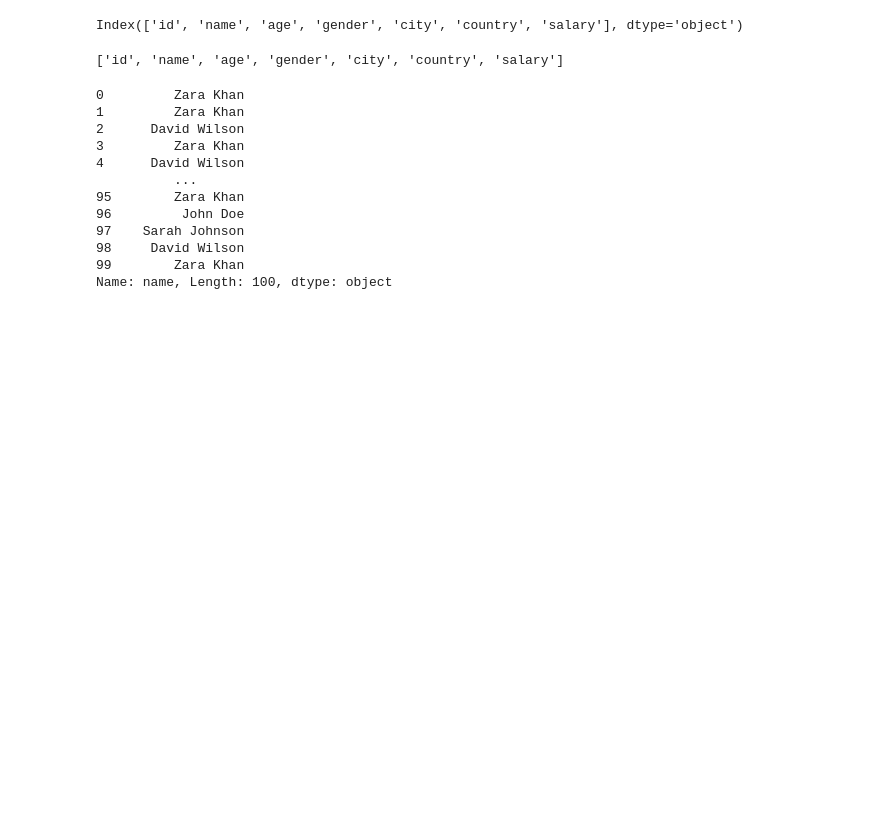
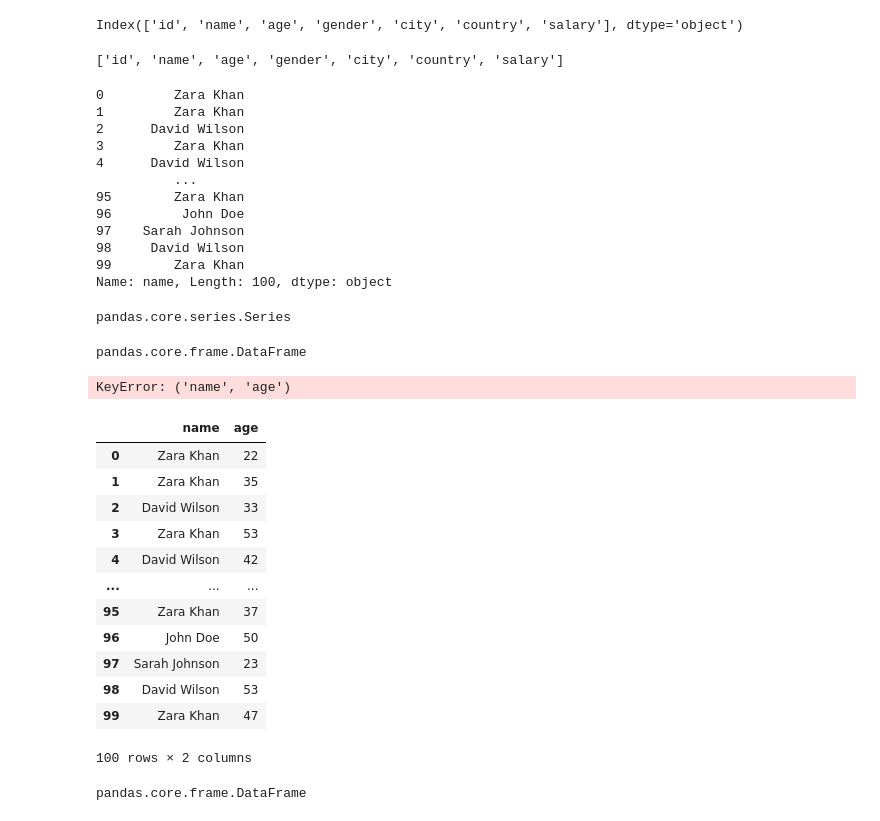
Before and after one commit to MANI-WEBDEVE/Learn_AI, a Jupyter notebook: pandas/basic_pandas/main.ipynb, the cells around one changed output. Saved outputs shown, nothing was run; the diff lists cells and outputs as text; code cells hidden in the pictures; blank space fills up the shorter version.

Commit message:
Add new Jupyter notebook and CSV files for advanced and basic pandas examples

```diff
--- a/pandas/basic_pandas/main.ipynb
+++ b/pandas/basic_pandas/main.ipynb
@@ -81,3 +81,35 @@ df["name"]
 98     David Wilson
 99        Zara Khan
 Name: name, Length: 100, dtype: object
+# %%
+type(df['name'])
+# %% [output]
+pandas.core.series.Series
+# %%
+type(df)
+# %% [output]
+pandas.core.frame.DataFrame
+# %%
+df["name", "age"]
+# %% [output]
+KeyError: ('name', 'age')
+# %%
+df[['name', "age"]]
+# %% [output]
+|  | name | age |
+| 0 | Zara Khan | 22 |
+| 1 | Zara Khan | 35 |
+| 2 | David Wilson | 33 |
+| 3 | Zara Khan | 53 |
+| 4 | David Wilson | 42 |
+| ... | ... | ... |
+| 95 | Zara Khan | 37 |
+| 96 | John Doe | 50 |
+| 97 | Sarah Johnson | 23 |
+| 98 | David Wilson | 53 |
+| 99 | Zara Khan | 47 |
+100 rows × 2 columns
+# %%
+type(df[['name', "age"]])
+# %% [output]
+pandas.core.frame.DataFrame
```
Also changed, not shown: parts of 20 cells of this notebook, 6 other files.
